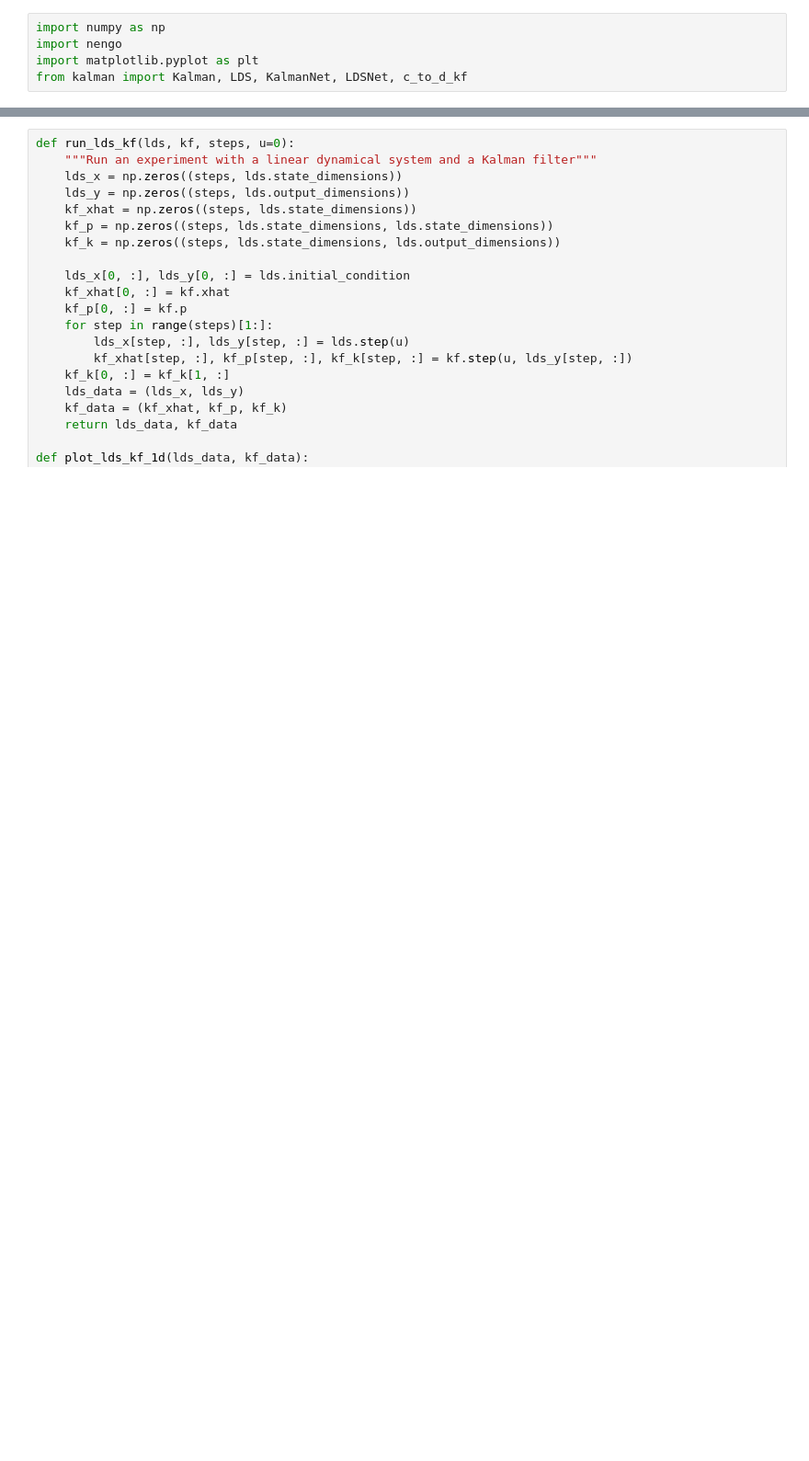
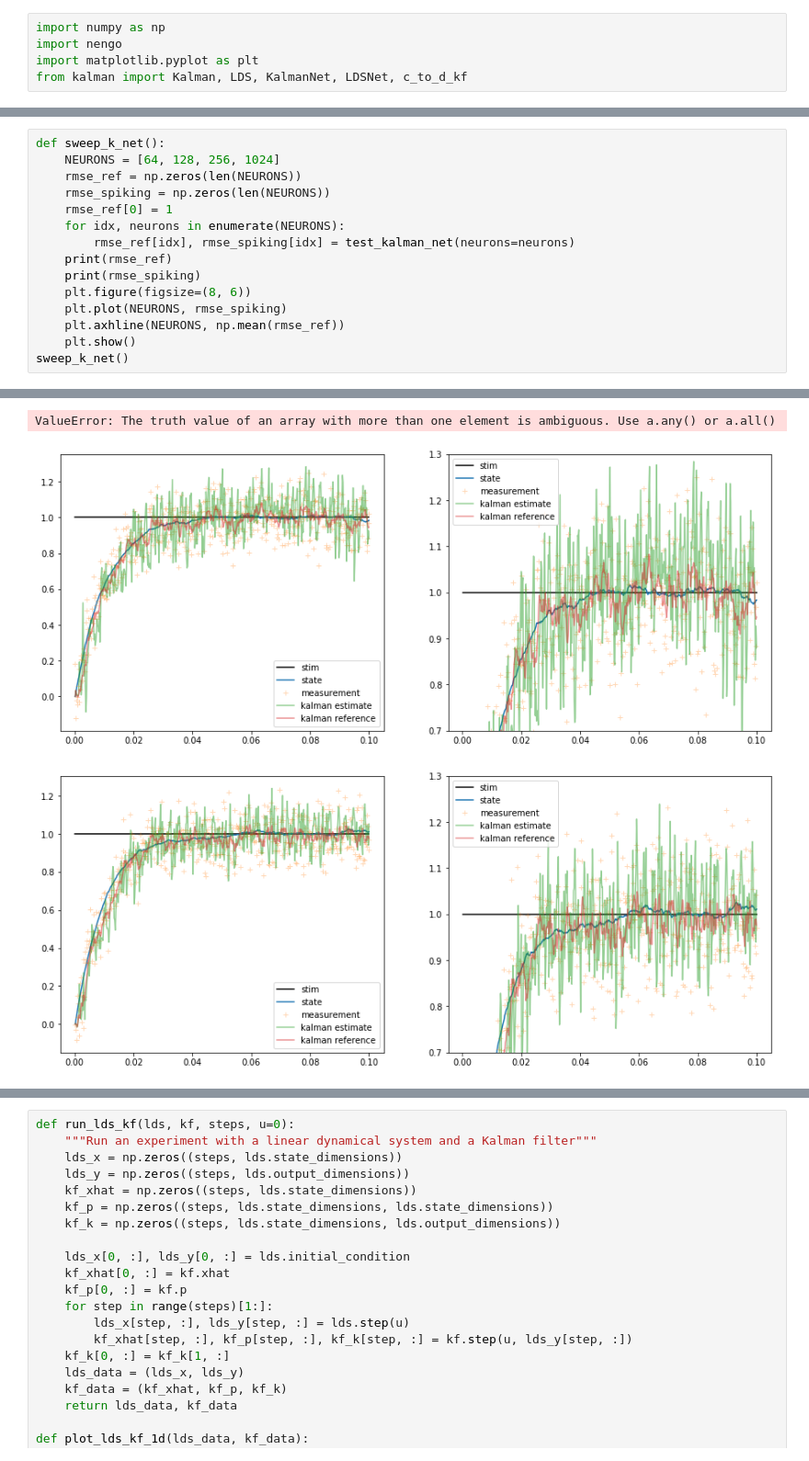
Before and after one commit to samfok/kalman, a Jupyter notebook: test_kalman.ipynb, the cells around one changed output, grey strips where cells are left out. Shown: that part at 92% size. Saved outputs shown, nothing was run; the diff lists cells and outputs as text; blank space fills up the shorter version.

Commit message:
sweep nrn count

```diff
--- a/test_kalman.ipynb
+++ b/test_kalman.ipynb
@@ -63,0 +74,16 @@ Simulating finished in 0:00:01.
+# %%
+def sweep_k_net():
+    NEURONS = [64, 128, 256, 1024]
+    rmse_ref = np.zeros(len(NEURONS))
+    rmse_spiking = np.zeros(len(NEURONS))
+    rmse_ref[0] = 1
+    for idx, neurons in enumerate(NEURONS):
+        rmse_ref[idx], rmse_spiking[idx] = test_kalman_net(neurons=neurons)
+    print(rmse_ref)
+    print(rmse_spiking)
+    plt.figure(figsize=(8, 6))
+    plt.plot(NEURONS, rmse_spiking)
+    plt.axhline(NEURONS, np.mean(rmse_ref))
+    plt.show()
+sweep_k_net()
+# %% [output]
@@ -63,0 +107,3 @@ Simulating finished in 0:00:01.
+ValueError: The truth value of an array with more than one element is ambiguous. Use a.any() or a.all()
+[figure, added]
+[figure, added]
```
Also changed, not shown: parts of 2 cells of this notebook, 1 other file.
